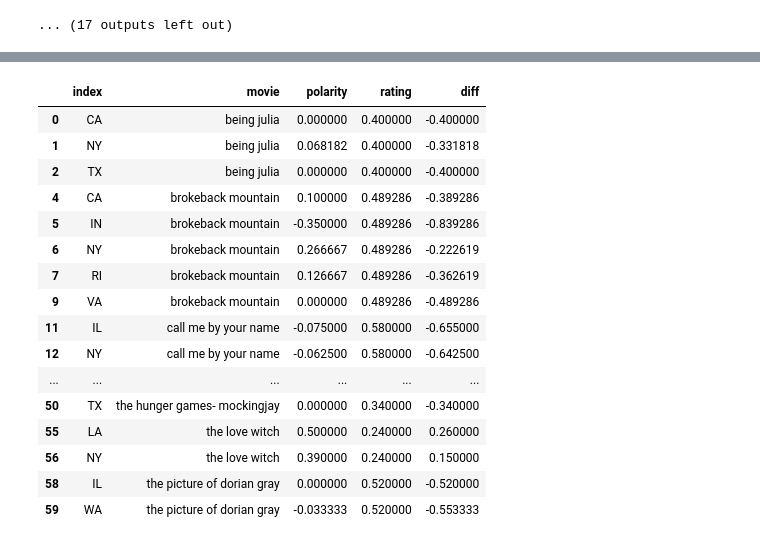
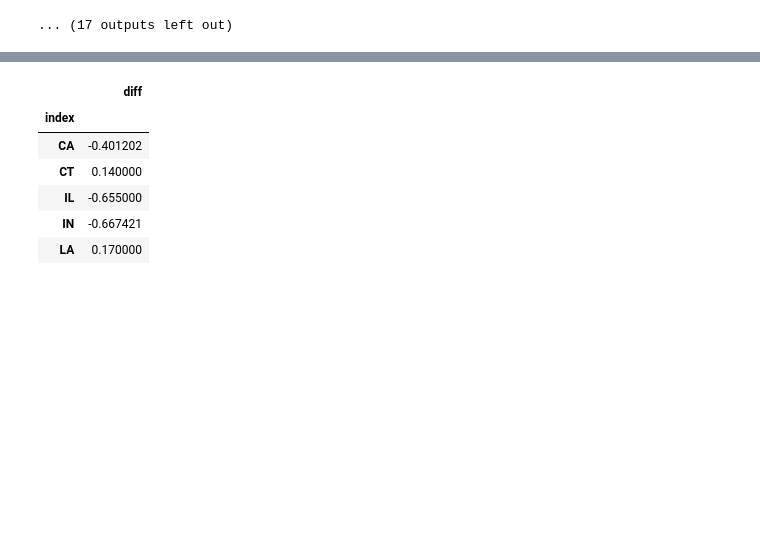
Before and after one commit to sayaaoi/Open.Data.Mashups.Project, a Jupyter notebook: Reproducible Data Compilation.ipynb, the cells around one changed output, grey strips where cells are left out. Drawn from its saved outputs; the diff is of its cells as text; code cells hidden in the pictures; blank space fills up the shorter version.

```diff
--- a/Reproducible Data Compilation.ipynb
+++ b/Reproducible Data Compilation.ipynb
@@ -698,21 +646,4 @@ states = ['AK','AL','AR','AZ','CA','CO','CT','DC','DE','FL','GA','HI','IA','ID',
 real_states = polarity_rating[polarity_rating['index'].str.contains('|'.join(states), na=False)]
-# %%
-real_states
-# %% [output]
-|  | index | movie | polarity | rating | diff |
-| 0 | CA | being julia | 0.000000 | 0.400000 | -0.400000 |
-| 1 | NY | being julia | 0.068182 | 0.400000 | -0.331818 |
-| 2 | TX | being julia | 0.000000 | 0.400000 | -0.400000 |
-| 4 | CA | brokeback mountain | 0.100000 | 0.489286 | -0.389286 |
-| 5 | IN | brokeback mountain | -0.350000 | 0.489286 | -0.839286 |
-| 6 | NY | brokeback mountain | 0.266667 | 0.489286 | -0.222619 |
-| 7 | RI | brokeback mountain | 0.126667 | 0.489286 | -0.362619 |
-| 9 | VA | brokeback mountain | 0.000000 | 0.489286 | -0.489286 |
-| 11 | IL | call me by your name | -0.075000 | 0.580000 | -0.655000 |
-| 12 | NY | call me by your name | -0.062500 | 0.580000 | -0.642500 |
-| ... | ... | ... | ... | ... | ... |
-| 50 | TX | the hunger games- mockingjay | 0.000000 | 0.340000 | -0.340000 |
-| 55 | LA | the love witch | 0.500000 | 0.240000 | 0.260000 |
-| 56 | NY | the love witch | 0.390000 | 0.240000 | 0.150000 |
-| 58 | IL | the picture of dorian gray | 0.000000 | 0.520000 | -0.520000 |
-| 59 | WA | the picture of dorian gray | -0.033333 | 0.520000 | -0.553333 |
+# %%
+# calculated average difference between polarity values and average movie ratings by state
+diff_stats = real_states.groupby('index')[['diff']].mean()
@@ -718,0 +653,11 @@ real_states
+# %%
+# Final output sample
+diff_stats.head()
+# %% [output]
+|  | diff |
+| index |  |
+| CA | -0.401202 |
+| CT | 0.140000 |
+| IL | -0.655000 |
+| IN | -0.667421 |
+| LA | 0.170000 |
```
Also changed, not shown: parts of 34 cells of this notebook.
